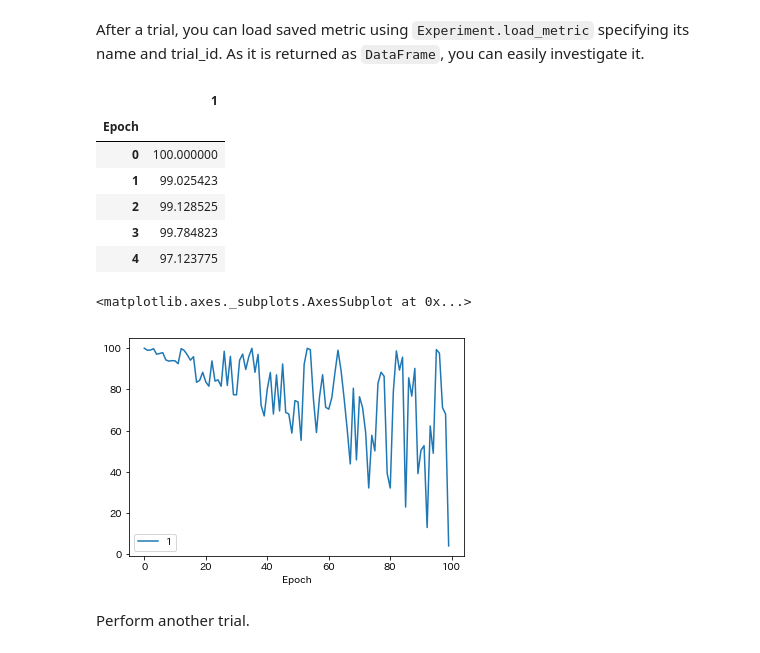
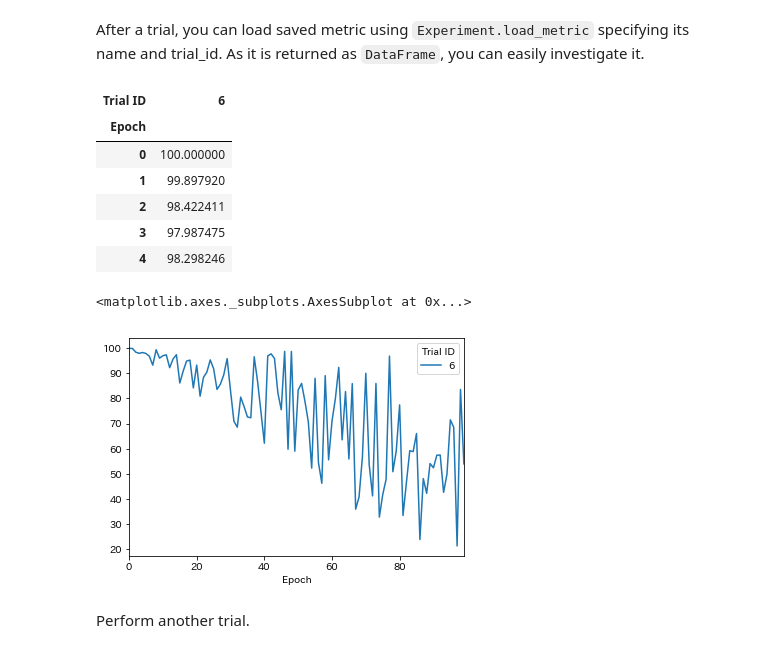
Before and after one commit to sinhrks/daskperiment, a Jupyter notebook: notebook/quickstart.ipynb, the cells around one changed output. Saved outputs shown, nothing was run; the diff lists cells and outputs as text; code cells hidden in the pictures.

```diff
--- a/notebook/quickstart.ipynb
+++ b/notebook/quickstart.ipynb
@@ -103,0 +124,8 @@ ex.get_history()
+# %%
+ex.set_parameters(a=1, b=-1)
+try:
+    s.compute()
+
+except ZeroDivisionError as e:
+    # To hide stack trace
+    print('{}({})'.format(e.__class__.__name__, e))
@@ -136,4 +178,4 @@ Performing some trials.
 # %%
-ex2.set_parameters(a=1, b=2)
+ex.set_parameters(a=1, b=2)
 s.compute()
 # %% [output]
@@ -147,4 +191,4 @@ s.compute()
 # %%
-ex2.set_parameters(a=3, b=2)
+ex.set_parameters(a=3, b=2)
 s.compute()
 # %% [output]
@@ -201,4 +239,4 @@ s = calculate_score(d)
 # %%
-ex3.set_parameters(a=1, b=2)
+ex.set_parameters(a=1, b=2)
 s.compute()
 # %% [output]
@@ -211,21 +251,21 @@ s.compute()
 # %% [markdown]
 After a trial, you can load saved metric using `Experiment.load_metric` specifying its name and trial_id. As it is returned as `DataFrame`, you can easily investigate it.
 # %%
-dummy_score = ex3.load_metric('dummy_score', trial_id=1)
+dummy_score = ex.load_metric('dummy_score', trial_id=6)
 dummy_score.head()
 # %% [output]
-|  | 1 |
+| Trial ID | 6 |
 | Epoch |  |
 | 0 | 100.000000 |
-| 1 | 99.025423 |
-| 2 | 99.128525 |
-| 3 | 99.784823 |
-| 4 | 97.123775 |
+| 1 | 99.897920 |
+| 2 | 98.422411 |
+| 3 | 97.987475 |
+| 4 | 98.298246 |
 # %%
 dummy_score.plot()
 # %% [output]
 <matplotlib.axes._subplots.AxesSubplot at 0x...>
-[figure, old version]
+[figure, new version]
 # %% [markdown]
 Perform another trial.
 # %%
```
Also changed, not shown: parts of 44 cells of this notebook, 15 other files.
